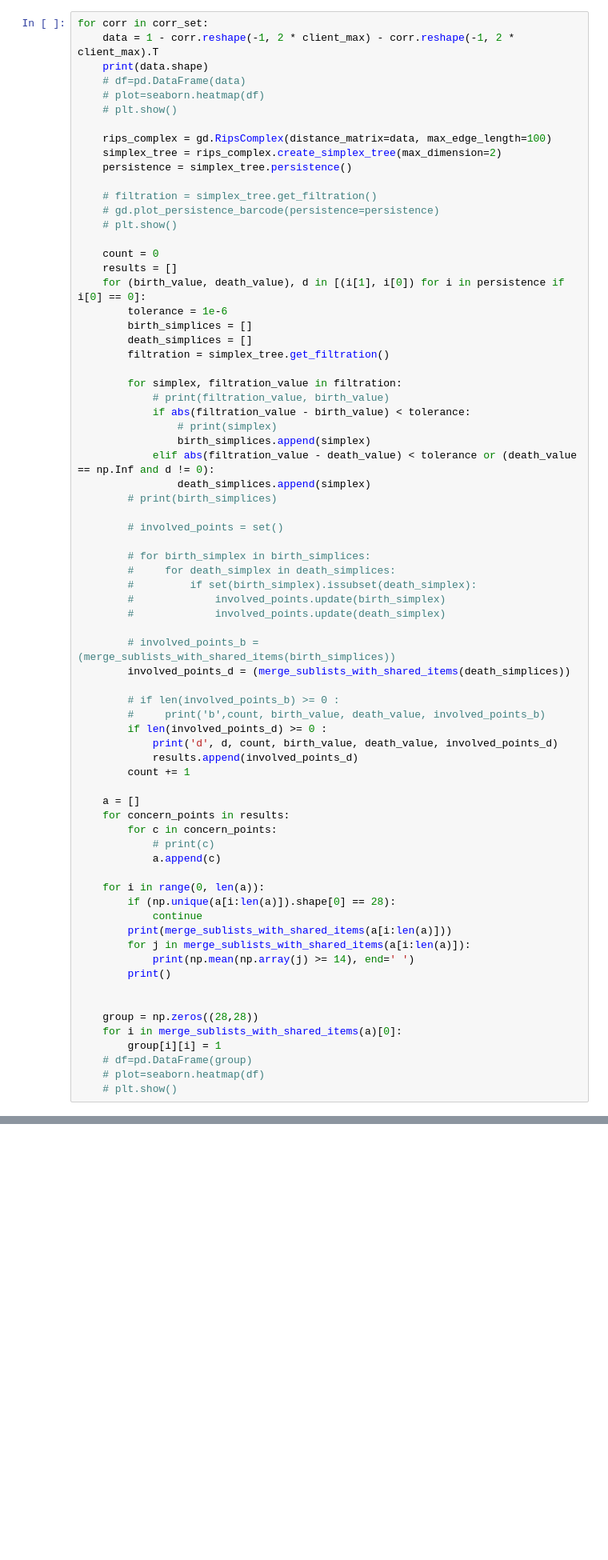
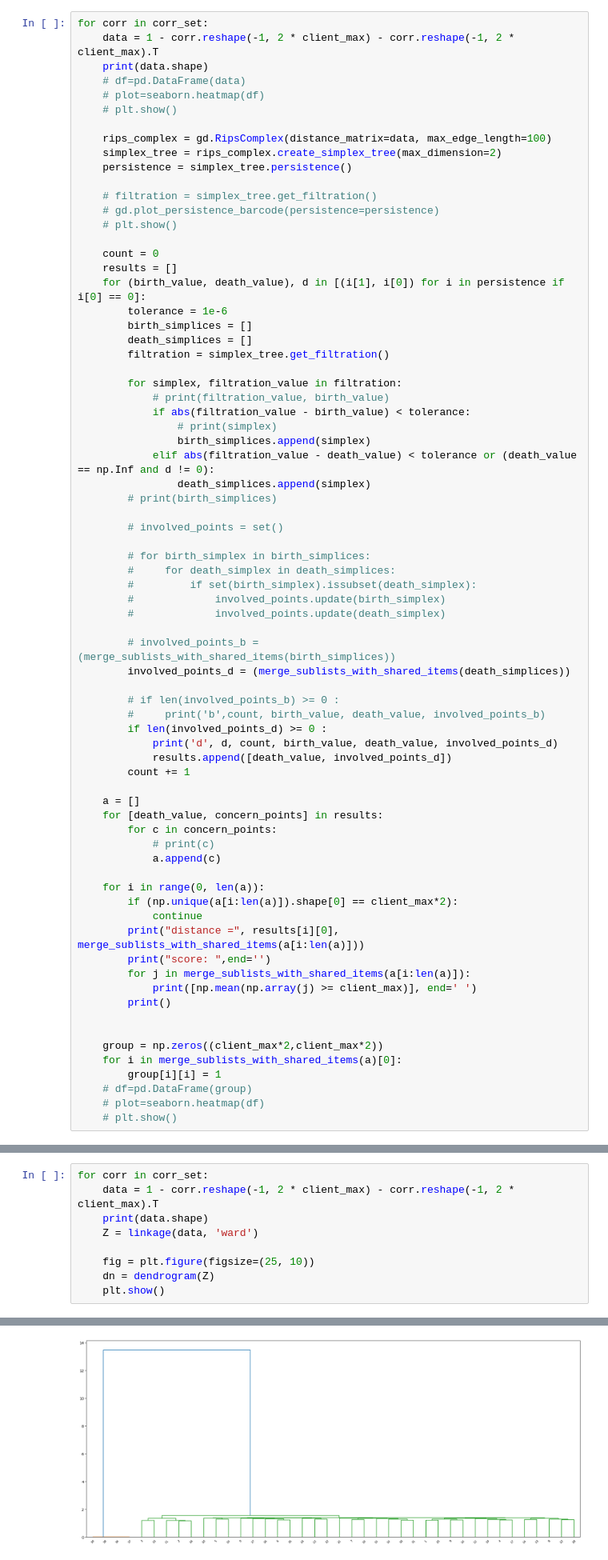
Before and after one commit to mzhyui/PHTDA-Net, a Jupyter notebook: phcluster_v2.ipynb, the cells around one changed output, grey strips where cells are left out. Shown: that part at 80% size. Cells and saved outputs as stored; diff of their text form; blank space fills up the shorter version.

```diff
--- a/phcluster_v2.ipynb
+++ b/phcluster_v2.ipynb
@@ -228,25 +230,26 @@ for corr in corr_set:
         #     print('b',count, birth_value, death_value, involved_points_b)
         if len(involved_points_d) >= 0 :
             print('d', d, count, birth_value, death_value, involved_points_d)
-            results.append(involved_points_d)
+            results.append([death_value, involved_points_d])
         count += 1
 
     a = []
-    for concern_points in results:
+    for [death_value, concern_points] in results:
         for c in concern_points:
             # print(c)
             a.append(c)
 
     for i in range(0, len(a)):
-        if (np.unique(a[i:len(a)]).shape[0] == 28):
+        if (np.unique(a[i:len(a)]).shape[0] == client_max*2):
             continue
-        print(merge_sublists_with_shared_items(a[i:len(a)]))
+        print("distance =", results[i][0], merge_sublists_with_shared_items(a[i:len(a)]))
+        print("score: ",end='')
         for j in merge_sublists_with_shared_items(a[i:len(a)]):
-            print(np.mean(np.array(j) >= 14), end=' ')
+            print([np.mean(np.array(j) >= client_max)], end=' ')
         print()
 
 
-    group = np.zeros((28,28))
+    group = np.zeros((client_max*2,client_max*2))
     for i in merge_sublists_with_shared_items(a)[0]:
         group[i][i] = 1
     # df=pd.DataFrame(group)
@@ -276,0 +293,10 @@ mean(a[i] > 14)
+# %%
+for corr in corr_set:
+    data = 1 - corr.reshape(-1, 2 * client_max) - corr.reshape(-1, 2 * client_max).T
+    print(data.shape)
+    Z = linkage(data, 'ward')
+
+    fig = plt.figure(figsize=(25, 10))
+    dn = dendrogram(Z)
+    plt.show()
+# %% [output]
@@ -276,0 +304 @@ mean(a[i] > 14)
+[figure, added]
```
Also changed, not shown: parts of 5 cells of this notebook, 1 other file.
